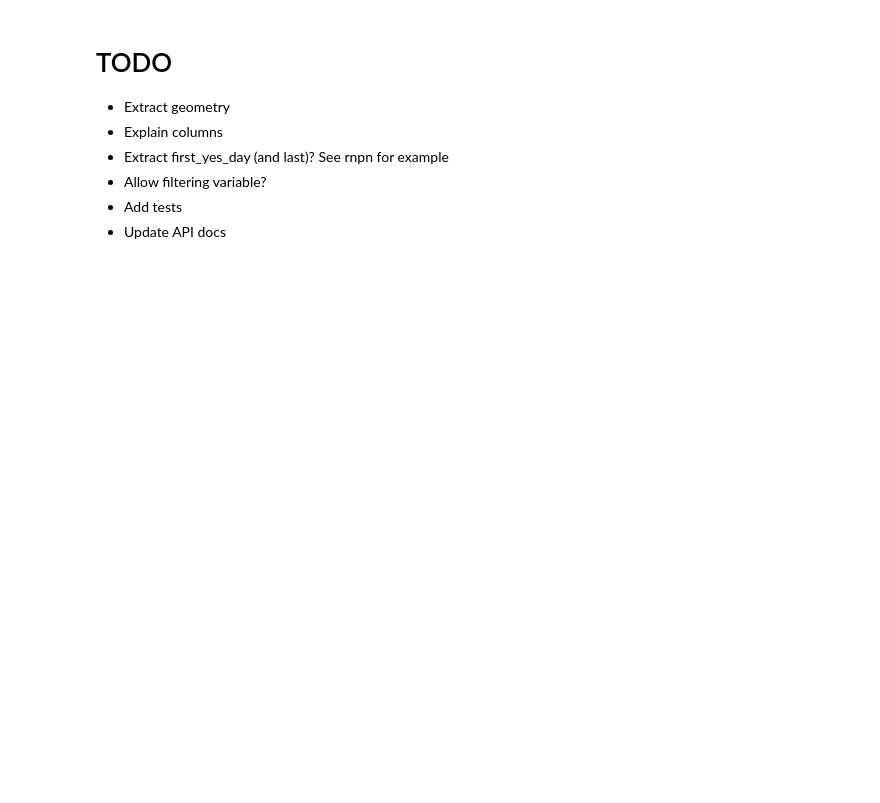
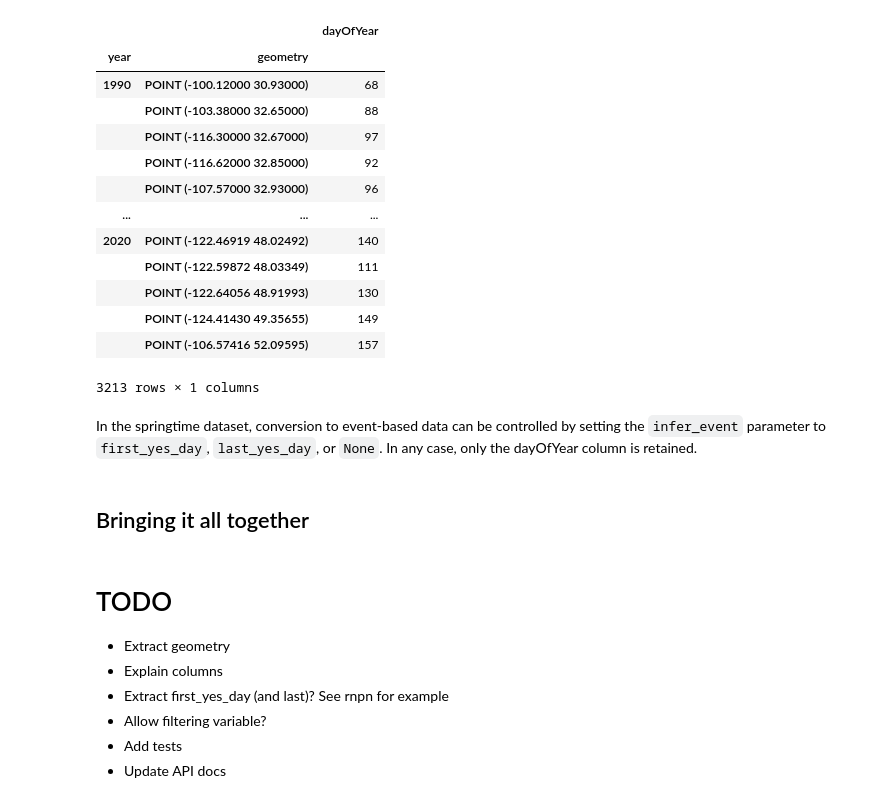
Before and after one commit to phenology/springtime, a Jupyter notebook: docs/notebooks/user_guide/datasets/ppo.ipynb, the cells around one changed output. Drawn from its saved outputs; the diff is of its cells as text; code cells hidden in the pictures; blank space fills up the shorter version.

```diff
--- a/docs/notebooks/user_guide/datasets/ppo.ipynb
+++ b/docs/notebooks/user_guide/datasets/ppo.ipynb
@@ -53,0 +164,4 @@ raw_df
+# %%
+groups = ["year", "latitude", "longitude"]
+onset_of_flowers = fresh_flowers.groupby(groups)["dayOfYear"].agg("min")
+onset_of_flowers
@@ -54,3 +186,34 @@ raw_df
+# %%
+import geopandas as gpd
+
+df = onset_of_flowers.reset_index()
+lon = df.pop("longitude")
+lat = df.pop("latitude")
+geometry = gpd.points_from_xy(lon, lat)
+df = gpd.GeoDataFrame(df, geometry=geometry)
+df = df.set_index(["year", "geometry"])
+df
+# %% [output]
+|  |  | dayOfYear |
+| year | geometry |  |
+| 1990 | POINT (-100.12000 30.93000) | 68 |
+|  | POINT (-103.38000 32.65000) | 88 |
+|  | POINT (-116.30000 32.67000) | 97 |
+|  | POINT (-116.62000 32.85000) | 92 |
+|  | POINT (-107.57000 32.93000) | 96 |
+| ... | ... | ... |
+| 2020 | POINT (-122.46919 48.02492) | 140 |
+|  | POINT (-122.59872 48.03349) | 111 |
+|  | POINT (-122.64056 48.91993) | 130 |
+|  | POINT (-124.41430 49.35655) | 149 |
+|  | POINT (-106.57416 52.09595) | 157 |
+3213 rows × 1 columns
+# %% [markdown]
+In the springtime dataset, conversion to event-based data can be controlled by
+setting the `infer_event` parameter to `first_yes_day`, `last_yes_day`, or
+`None`. In any case, only the dayOfYear column is retained.
+# %% [markdown]
+## Bringing it all together
 # %% [markdown]
 # TODO
 
```
Also changed, not shown: parts of 21 cells of this notebook, 5 other files.
